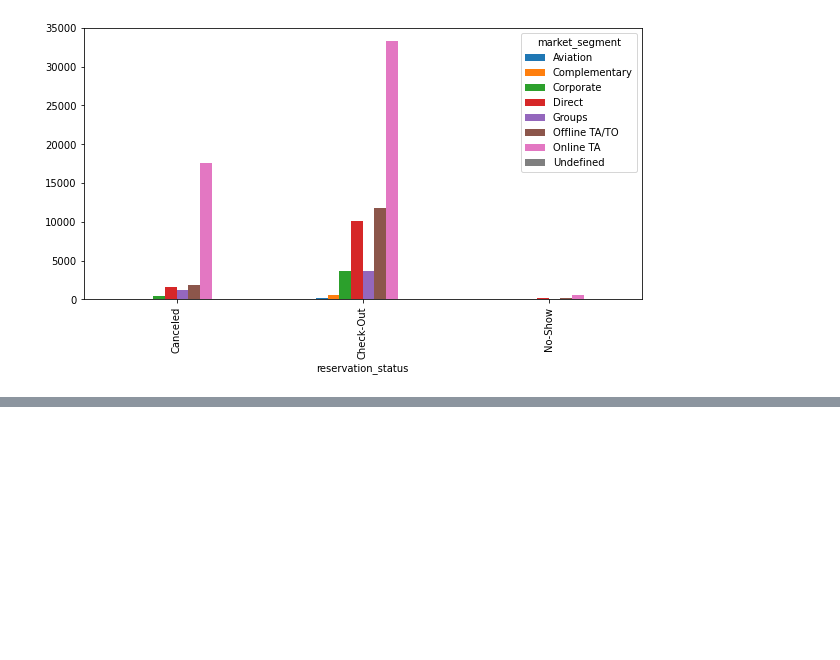
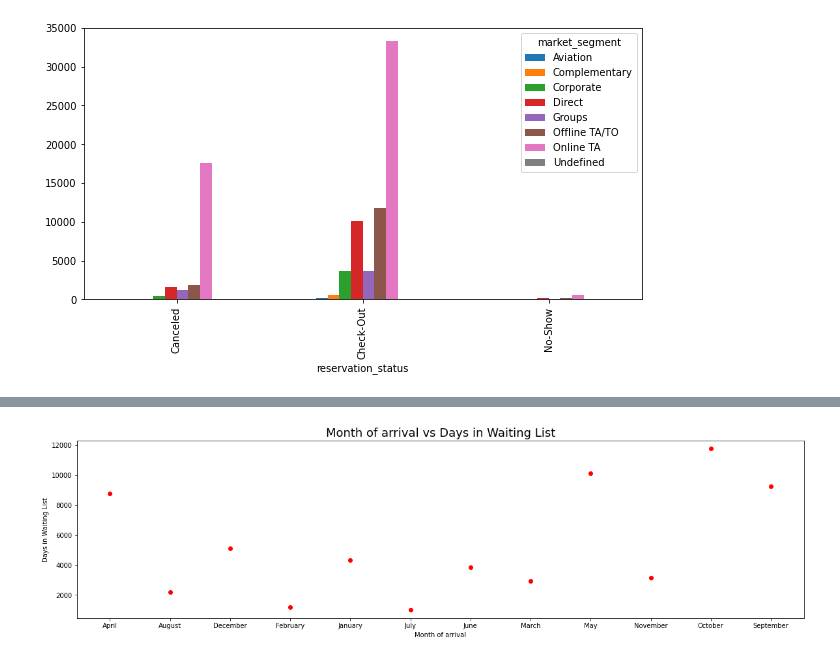
Before and after one commit to shivamm007/EDA---Hotel_Bookings, a Jupyter notebook: Hotel_Booking_Analysis_Capstone_Project_1.ipynb, the cells around one changed output, grey strips where cells are left out. Saved outputs shown, nothing was run; the diff lists cells and outputs as text; code cells hidden in the pictures; blank space fills up the shorter version.

```diff
--- a/Hotel_Booking_Analysis_Capstone_Project_1.ipynb
+++ b/Hotel_Booking_Analysis_Capstone_Project_1.ipynb
@@ -391,0 +419,9 @@ plt.show()
+# %%
+plt.figure(figsize=(20,5))
+plt.plot(e,'ro',color='red')
+plt.title('Month of arrival vs Days in Waiting List',fontsize=18)
+plt.xlabel('Month of arrival')
+plt.ylabel('Days in Waiting List')
+plt.show()
+# %% [output]
+[figure, added]
```
Also changed, not shown: parts of 7 cells of this notebook.
